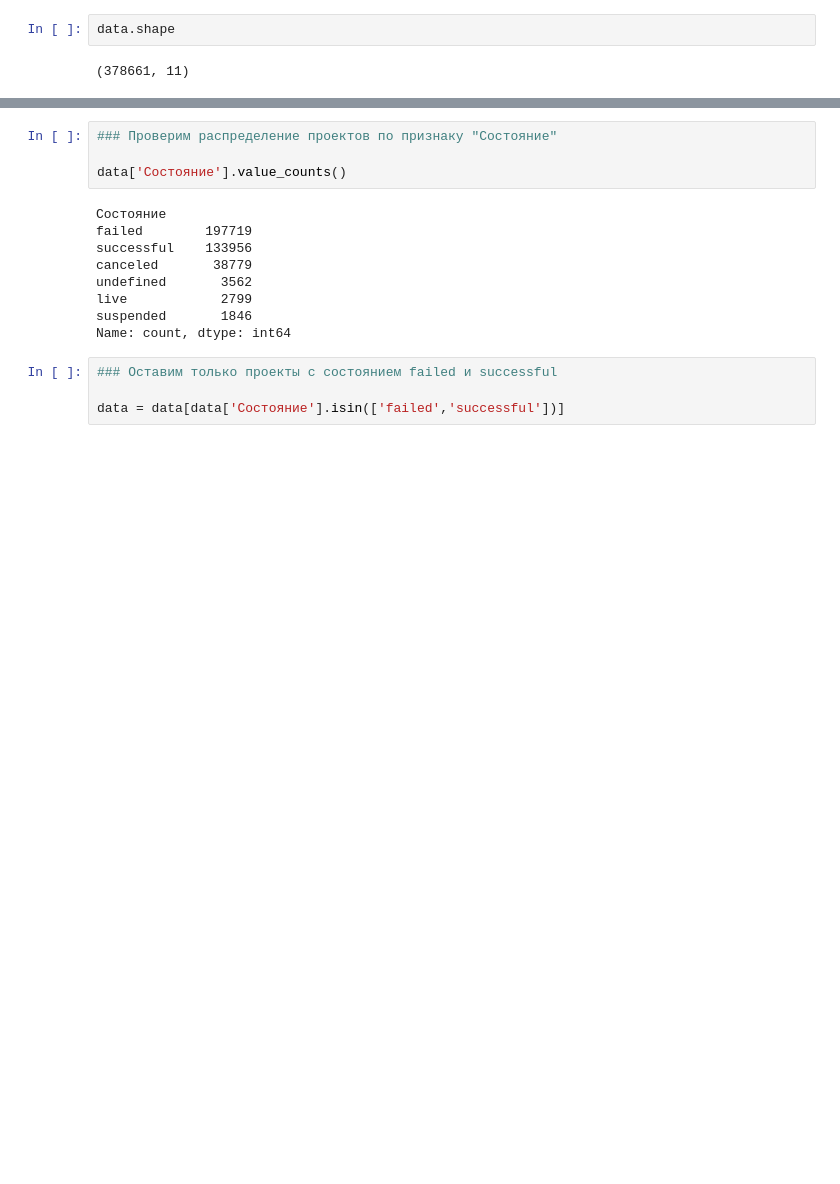
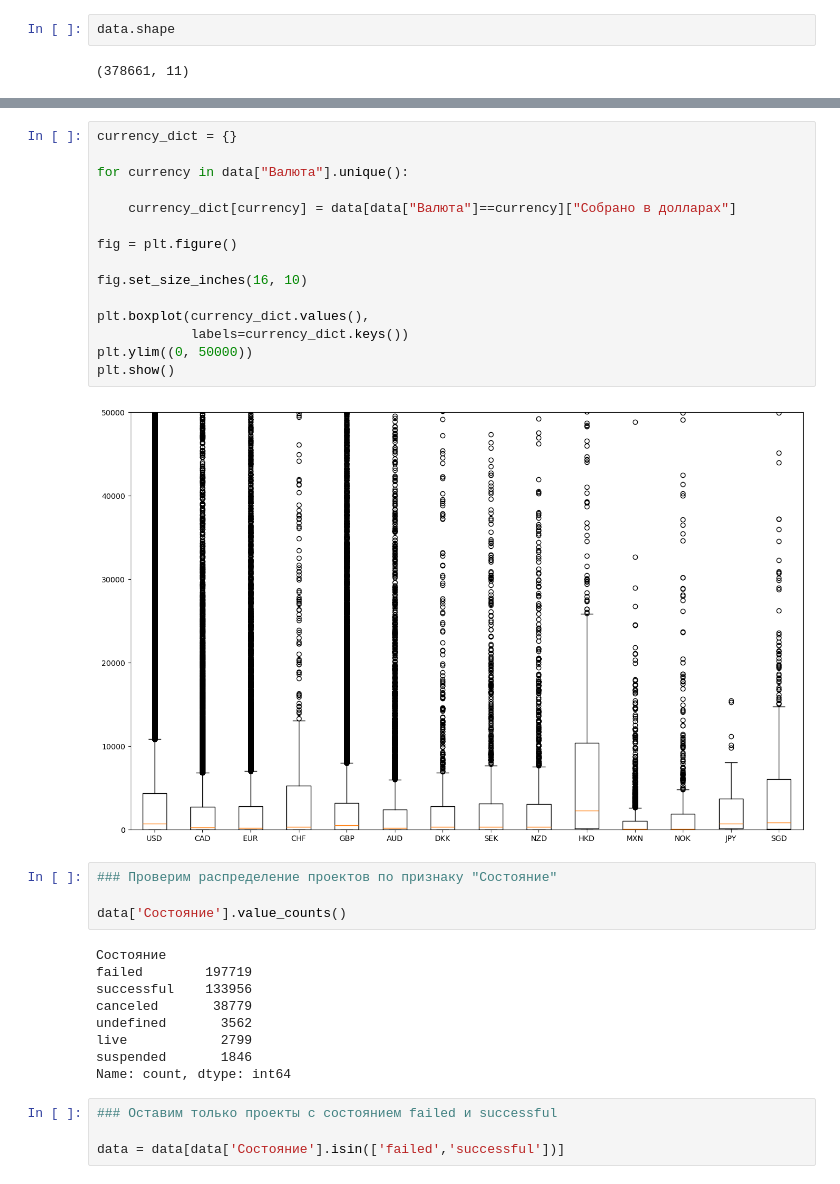
Before and after one commit to TheoRybalov/Kickstarter_ML_pet, a Jupyter notebook: FeatureProcessing.ipynb, the cells around one changed output, grey strips where cells are left out. Drawn from its saved outputs; the diff is of its cells as text; blank space fills up the shorter version.

```diff
--- a/FeatureProcessing.ipynb
+++ b/FeatureProcessing.ipynb
@@ -27,3 +59,20 @@ data.shape
+# %%
+currency_dict = {}
+
+for currency in data["Валюта"].unique():
+
+    currency_dict[currency] = data[data["Валюта"]==currency]["Собрано в долларах"]
+
+fig = plt.figure()
+
+fig.set_size_inches(16, 10)
+
+plt.boxplot(currency_dict.values(),
+            labels=currency_dict.keys())
+plt.ylim((0, 50000))
+plt.show()
+# %% [output]
+[figure, added]
 # %%
 ### Проверим распределение проектов по признаку "Состояние"
 
```
Also changed, not shown: parts of 3 cells of this notebook, 3 other files.
